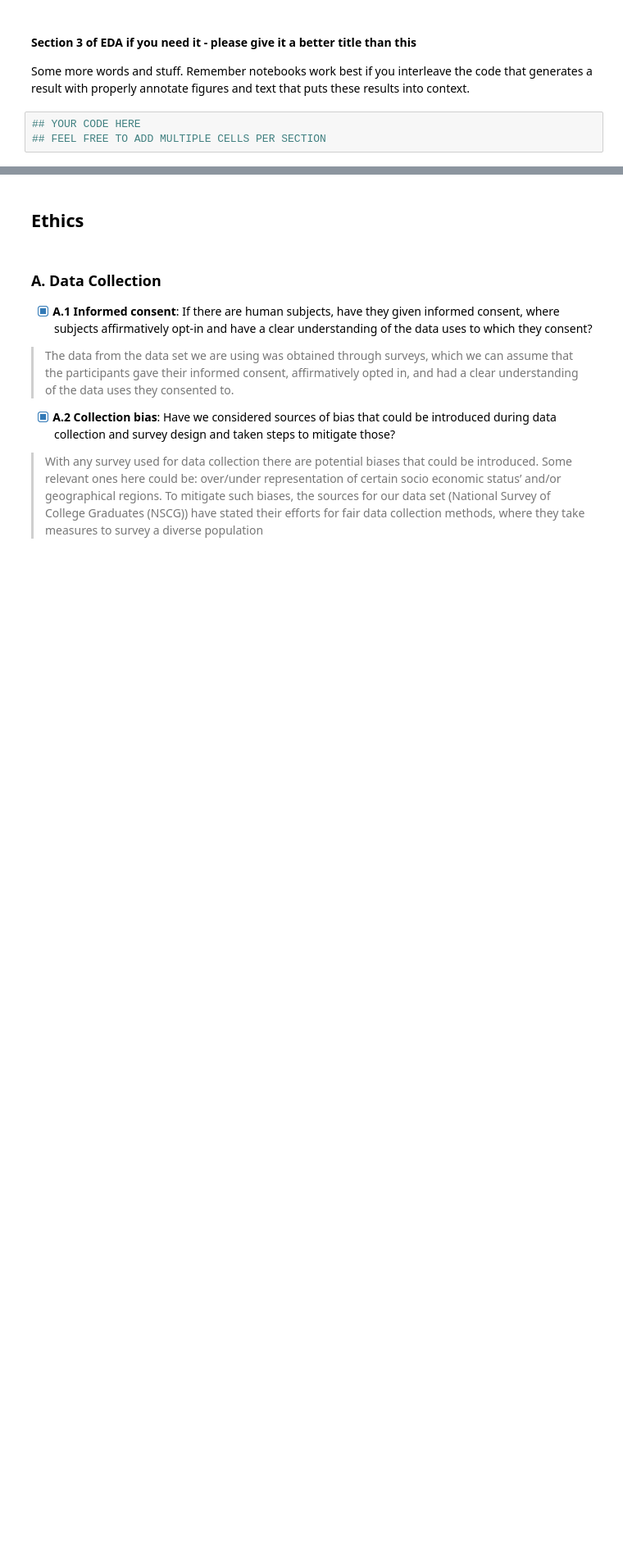
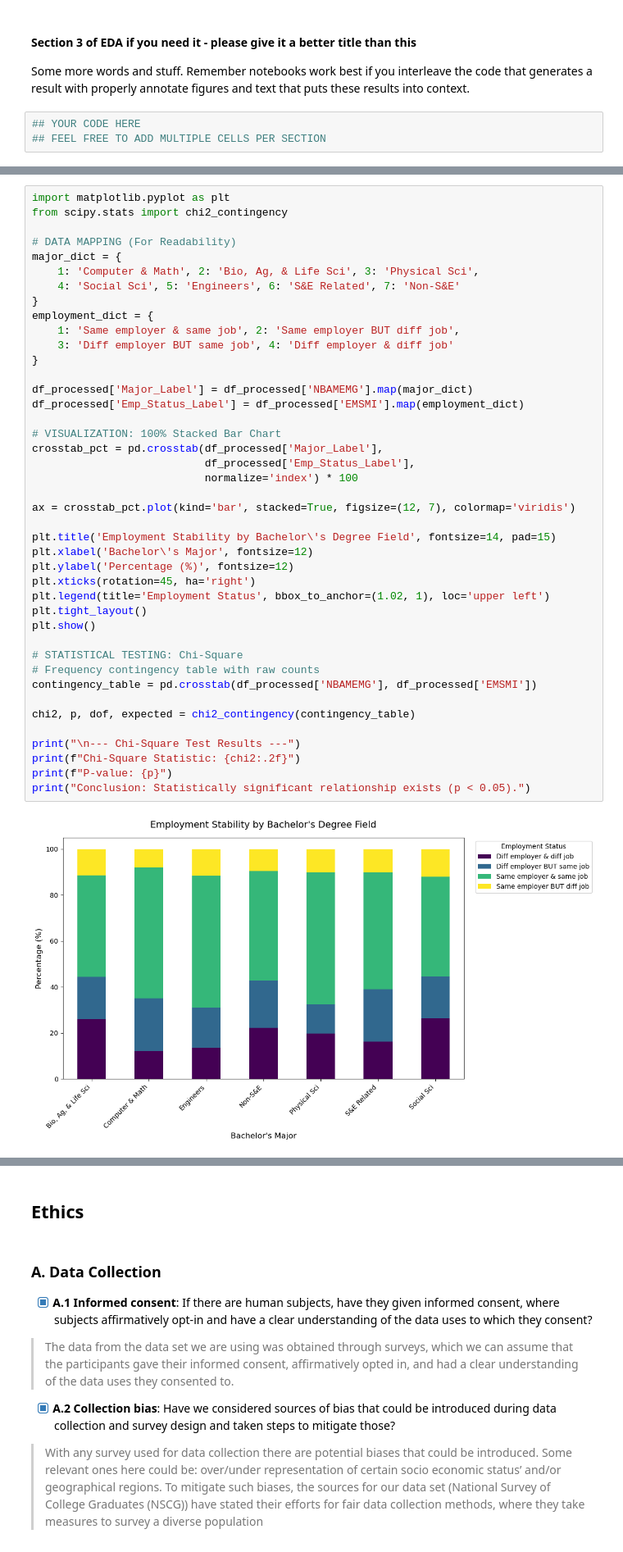
Before and after one commit to COGS108/Group-SP26-090, a Jupyter notebook: 02-EDACheckpoint.ipynb, the cells around one changed output, grey strips where cells are left out. Shown at 82% size. Cells and saved outputs as stored; diff of their text form; blank space fills up the shorter version.

Commit message:
Update EDA notebook with combined analysis for Bachelor's major vs salary and employment stability

```diff
--- a/02-EDACheckpoint.ipynb
+++ b/02-EDACheckpoint.ipynb
@@ -341,0 +348,44 @@ Some more words and stuff.  Remember notebooks work best if you interleave the c
+# %%
+import matplotlib.pyplot as plt
+from scipy.stats import chi2_contingency
+
+# DATA MAPPING (For Readability)
+major_dict = {
+    1: 'Computer & Math', 2: 'Bio, Ag, & Life Sci', 3: 'Physical Sci',
+    4: 'Social Sci', 5: 'Engineers', 6: 'S&E Related', 7: 'Non-S&E'
+}
+employment_dict = {
+    1: 'Same employer & same job', 2: 'Same employer BUT diff job',
+    3: 'Diff employer BUT same job', 4: 'Diff employer & diff job'
+}
+
+df_processed['Major_Label'] = df_processed['NBAMEMG'].map(major_dict)
+df_processed['Emp_Status_Label'] = df_processed['EMSMI'].map(employment_dict)
+
+# VISUALIZATION: 100% Stacked Bar Chart
+crosstab_pct = pd.crosstab(df_processed['Major_Label'],
+                           df_processed['Emp_Status_Label'],
+                           normalize='index') * 100
+
+ax = crosstab_pct.plot(kind='bar', stacked=True, figsize=(12, 7), colormap='viridis')
+
+plt.title('Employment Stability by Bachelor\'s Degree Field', fontsize=14, pad=15)
+plt.xlabel('Bachelor\'s Major', fontsize=12)
+plt.ylabel('Percentage (%)', fontsize=12)
+plt.xticks(rotation=45, ha='right')
+plt.legend(title='Employment Status', bbox_to_anchor=(1.02, 1), loc='upper left')
+plt.tight_layout()
+plt.show()
+
+# STATISTICAL TESTING: Chi-Square
+# Frequency contingency table with raw counts
+contingency_table = pd.crosstab(df_processed['NBAMEMG'], df_processed['EMSMI'])
+
+chi2, p, dof, expected = chi2_contingency(contingency_table)
+
+print("\n--- Chi-Square Test Results ---")
+print(f"Chi-Square Statistic: {chi2:.2f}")
+print(f"P-value: {p}")
+print("Conclusion: Statistically significant relationship exists (p < 0.05).")
+# %% [output]
+[figure, added]
```
Also changed, not shown: parts of 5 cells of this notebook.
